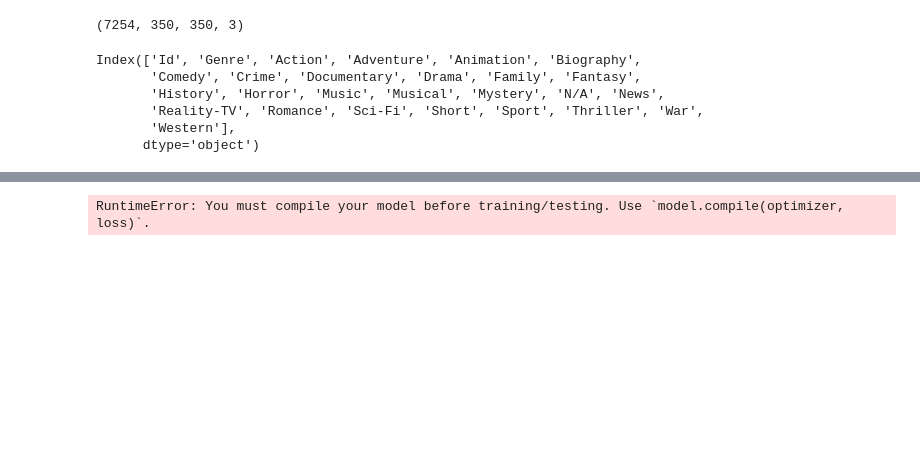
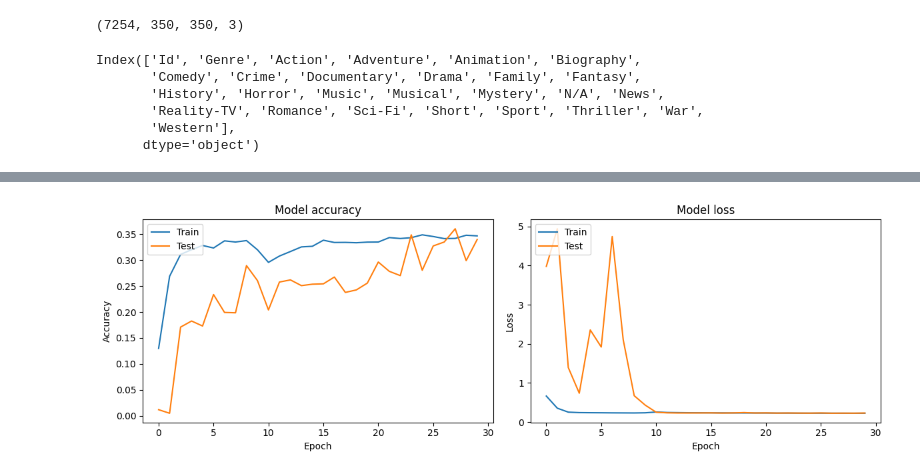
Before and after one commit to ChristheIm/CNN-Movie-Classification, a Jupyter notebook: movie_analysis.ipynb, the cells around one changed output, grey strips where cells are left out. Saved outputs shown, nothing was run; the diff lists cells and outputs as text; code cells hidden in the pictures; blank space fills up the shorter version.

```diff
--- a/movie_analysis.ipynb
+++ b/movie_analysis.ipynb
@@ -105 +101,26 @@ Error:
+# %%
+model = Sequential()
+model.add(Conv2D(filters=16,kernel_size=(3,3),activation='relu',input_shape=X_train.shape[1:]))
+model.add(BatchNormalization())
+model.add(MaxPool2D(pool_size=(2,2)))
+model.add(Dropout(0.25))
+
+model.add(Conv2D(filters=32,kernel_size=(3,3),activation='relu'))
+model.add(BatchNormalization())
+model.add(MaxPool2D(pool_size=(2,2)))
+model.add(Dropout(0.25))
+
+model.add(Conv2D(filters=64,kernel_size=(3,3),activation='relu'))
+model.add(BatchNormalization())
+model.add(MaxPool2D(pool_size=(2,2)))
+model.add(Dropout(0.25))
+
+model.add(Flatten())
+
+model.add(Dense(128,activation='relu'))
+model.add(BatchNormalization())
+model.add(Dropout(0.25))
+
+
+model.add(Dense(25,activation='sigmoid'))
 # %%
@@ -157,12 +178,12 @@ Non-trainable params: 864 (3.38 KB)
 _________________________________________________________________
 # %%
 model.compile(optimizer='adam', loss='binary_crossentropy', metrics=['accuracy'])
-epochs = 10
+epochs = 30
 
 # Use the data generator to train the model
 history = model.fit(
-datagen.flow(X_train, y_train, batch_size=32),  # Use data generator to augment data
+datagen.flow(X_train, y_train, batch_size=64),  # Use data generator to augment data
     epochs=epochs,
     validation_data=(X_test, y_test),
-    steps_per_epoch=len(X_train) // 32  # Number of batches per epoch
+    steps_per_epoch=len(X_train) // 64  # Number of batches per epoch
 )
@@ -169,36 +208,28 @@ datagen.flow(X_train, y_train, batch_size=32),  # Use data generator to augment
 # %%
-# Assume model is a compiled Keras model
-history = model.fit(
-    X_train, y_train,
-    epochs=10,
-    validation_data=(X_test, y_test)
-)
-
-
 # Plot training & validation accuracy values
 plt.figure(figsize=(12, 4))
 
 plt.subplot(1, 2, 1)
 plt.plot(history.history['accuracy'])
 plt.plot(history.history['val_accuracy'])
 plt.title('Model accuracy')
 plt.xlabel('Epoch')
 plt.ylabel('Accuracy')
 plt.legend(['Train', 'Test'], loc='upper left')
 
 # Plot training & validation loss values
 plt.subplot(1, 2, 2)
 plt.plot(history.history['loss'])
 plt.plot(history.history['val_loss'])
 plt.title('Model loss')
 plt.xlabel('Epoch')
 plt.ylabel('Loss')
 plt.legend(['Train', 'Test'], loc='upper left')
 
 plt.tight_layout()
 plt.show()
 # %% [output]
-RuntimeError: You must compile your model before training/testing. Use `model.compile(optimizer, loss)`.
+[figure, added]
 # %%
 # If you want to load the model
 model = tf.keras.models.load_model('movie_classifier.h5')
```
Also changed, not shown: parts of 8 cells of this notebook, 1 other file.
